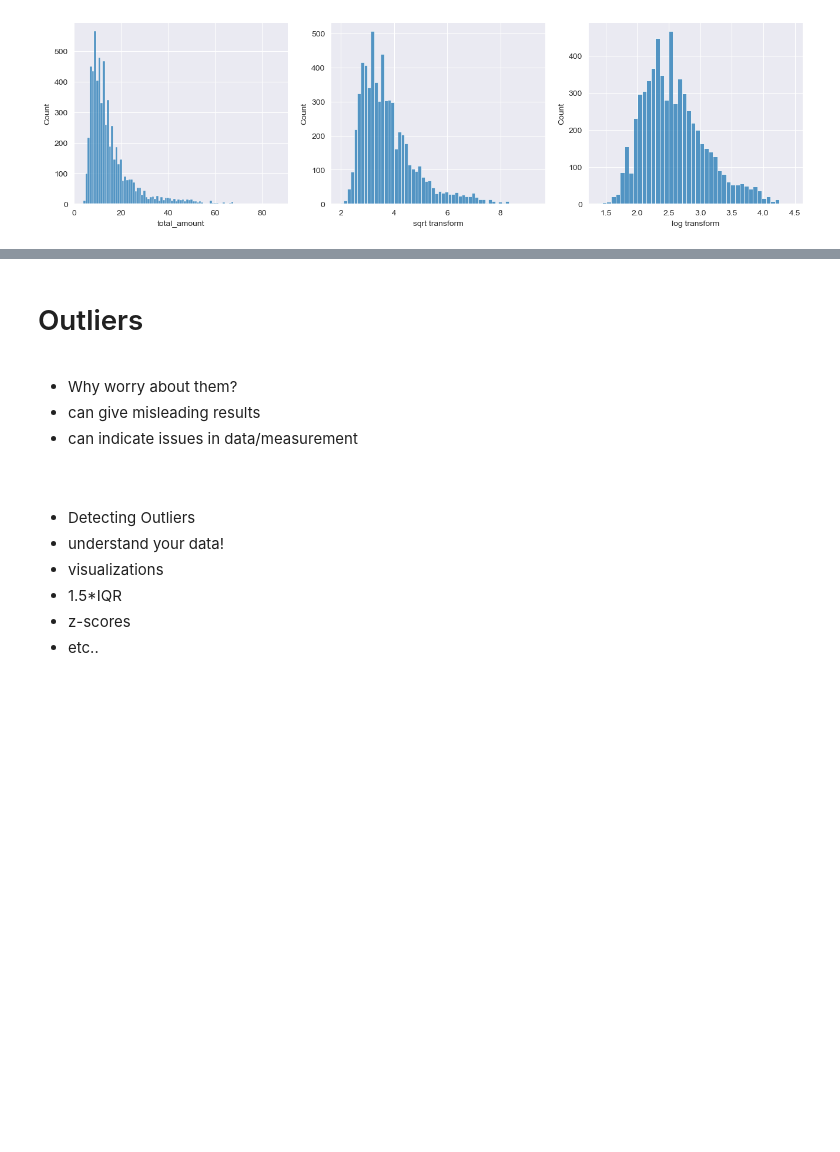
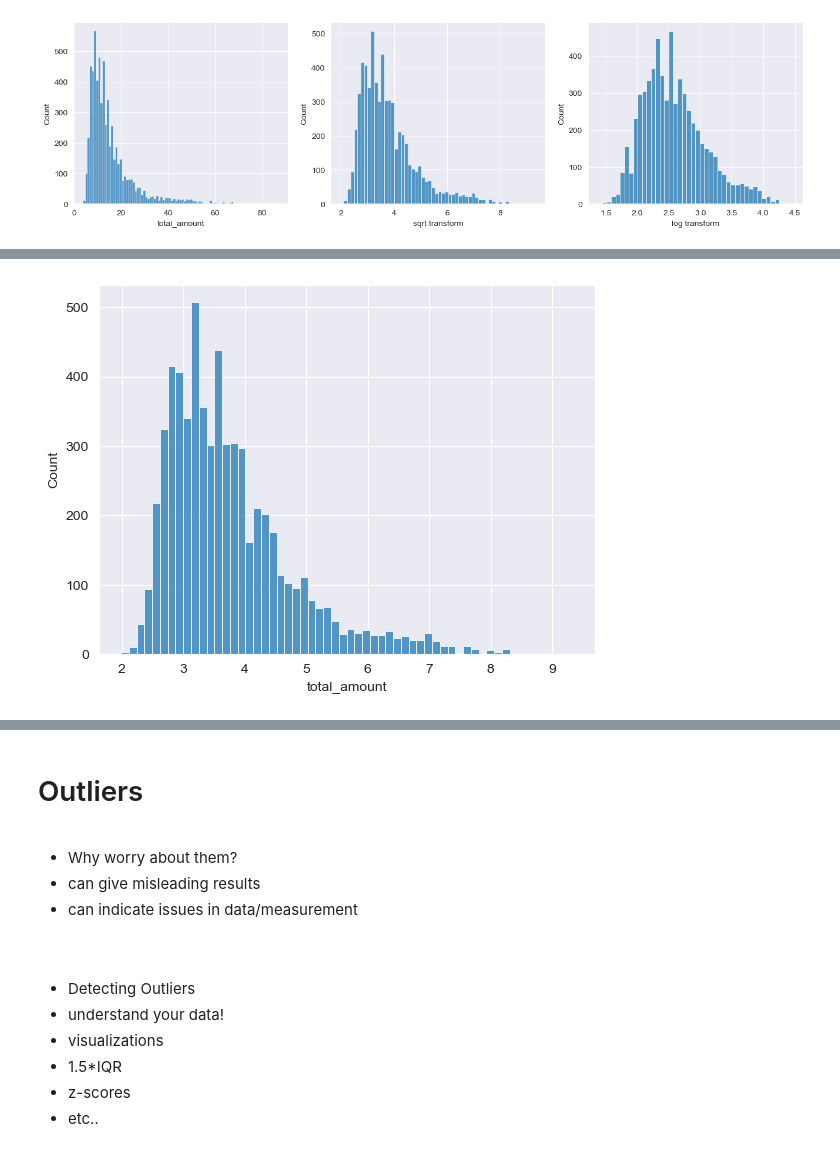
Before and after one commit to ZhaoJackson/Data_Science_, a Jupyter notebook: week 8/eods-week08-data_cleaning_and_feature_engineering.ipynb, the cells around one changed output, grey strips where cells are left out. Saved outputs shown, nothing was run; the diff lists cells and outputs as text; code cells hidden in the pictures; blank space fills up the shorter version.

```diff
--- a/week 8/eods-week08-data_cleaning_and_feature_engineering.ipynb
+++ b/week 8/eods-week08-data_cleaning_and_feature_engineering.ipynb
@@ -682,0 +869,4 @@ sns.histplot(x=df_taxi.total_amount.apply(np.log),  ax=ax[2]); ax[2].set_xlabel(
+# %%
+sns.histplot(x=df_taxi.total_amount.apply(np.sqrt));
+# %% [output]
+[figure, added]
```
Also changed, not shown: parts of 38 cells of this notebook, 18 other files.
